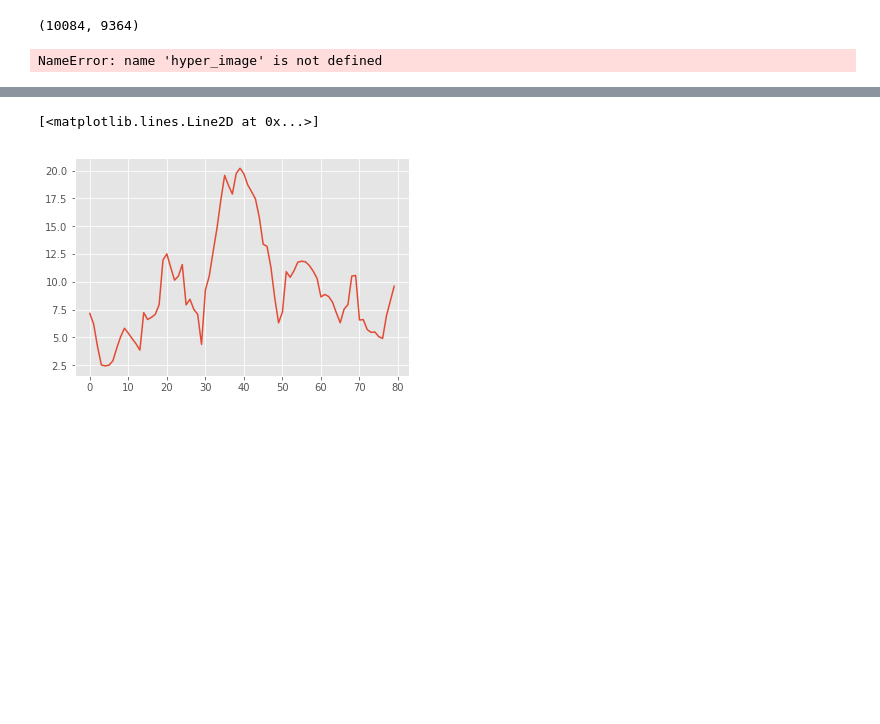
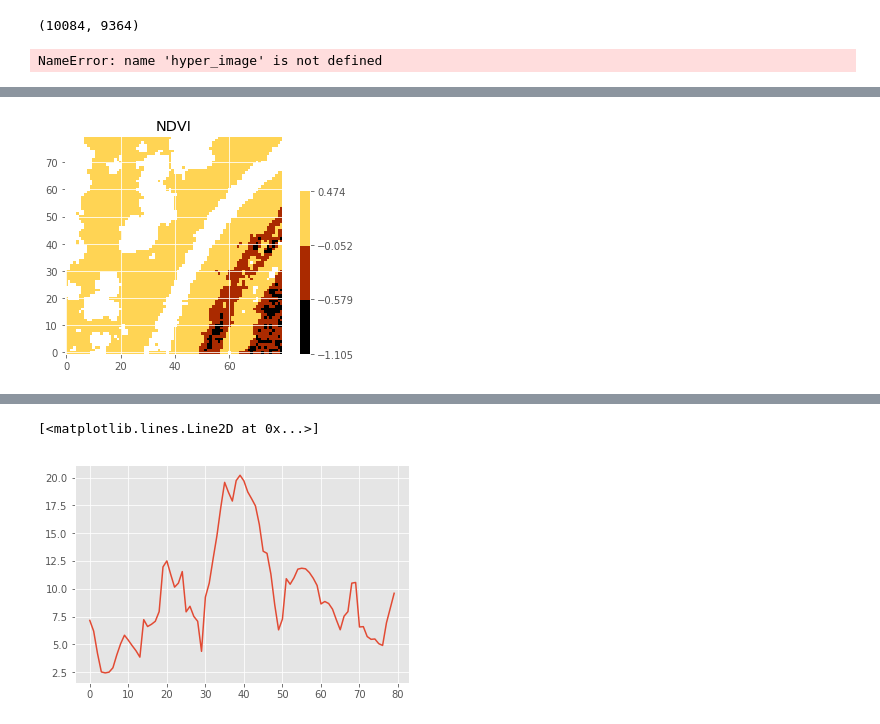
Before and after one commit to rachit-ranjan16/CrownSeg, a Jupyter notebook: Segmentation through Clustering.ipynb, the cells around one changed output, grey strips where cells are left out. Cells and saved outputs as stored; diff of their text form; code cells hidden in the pictures; blank space fills up the shorter version.

```diff
--- a/Segmentation through Clustering.ipynb
+++ b/Segmentation through Clustering.ipynb
@@ -492,0 +526,4 @@ first_
+# %%
+plot_chm(ndvi, 'NDVI')
+# %% [output]
+[figure, added]
```
Also changed, not shown: parts of 10 cells of this notebook, 5 other files.
